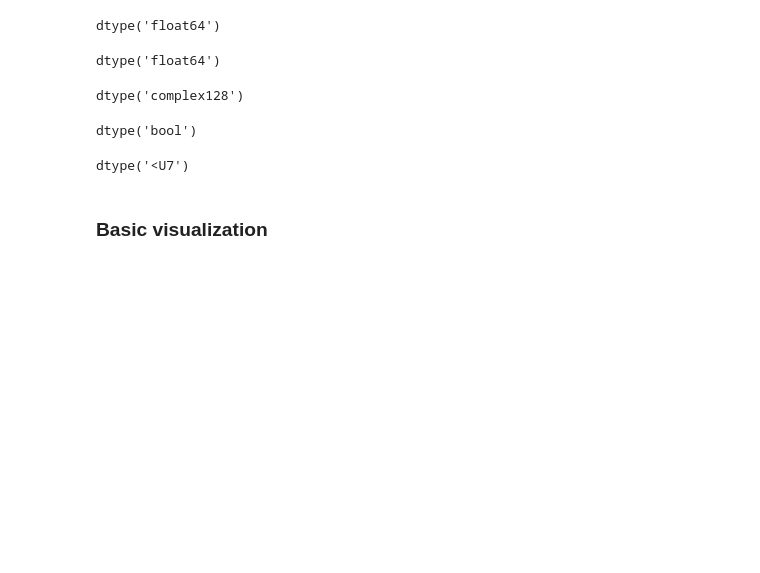
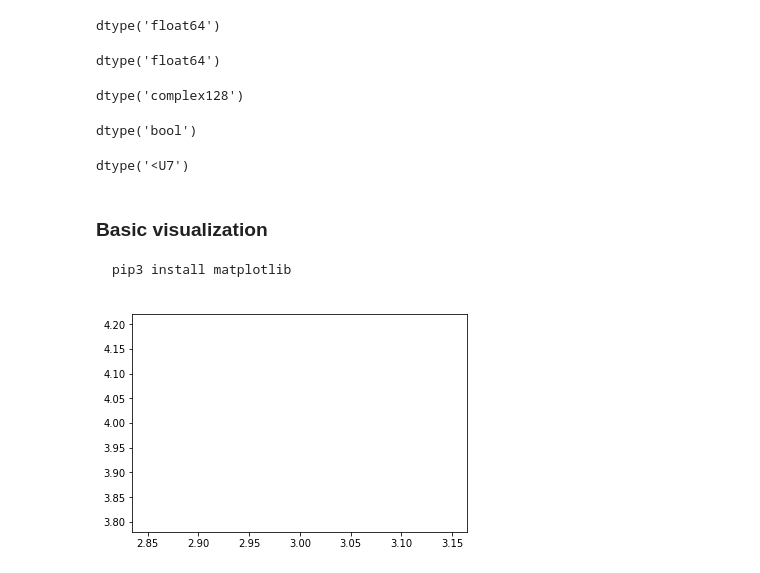
Before and after one commit to keer2345/scipy-lectures-note, a Jupyter notebook: chapter03/01.ipynb, the cells around one changed output. Saved outputs shown, nothing was run; the diff lists cells and outputs as text; code cells hidden in the pictures; blank space fills up the shorter version.

````diff
--- a/chapter03/01.ipynb
+++ b/chapter03/01.ipynb
@@ -192,3 +192,6 @@ g.dtype
 dtype('<U7')
 # %% [markdown]
 ### Basic visualization
+```
+pip3 install matplotlib
+```
@@ -194,0 +203,6 @@ dtype('<U7')
+# %%
+x,y = 3,4
+plt.plot(x,y)
+plt.show()
+# %% [output]
+[figure, added]
````
Also changed, not shown: parts of 15 cells of this notebook, 1 other file.
